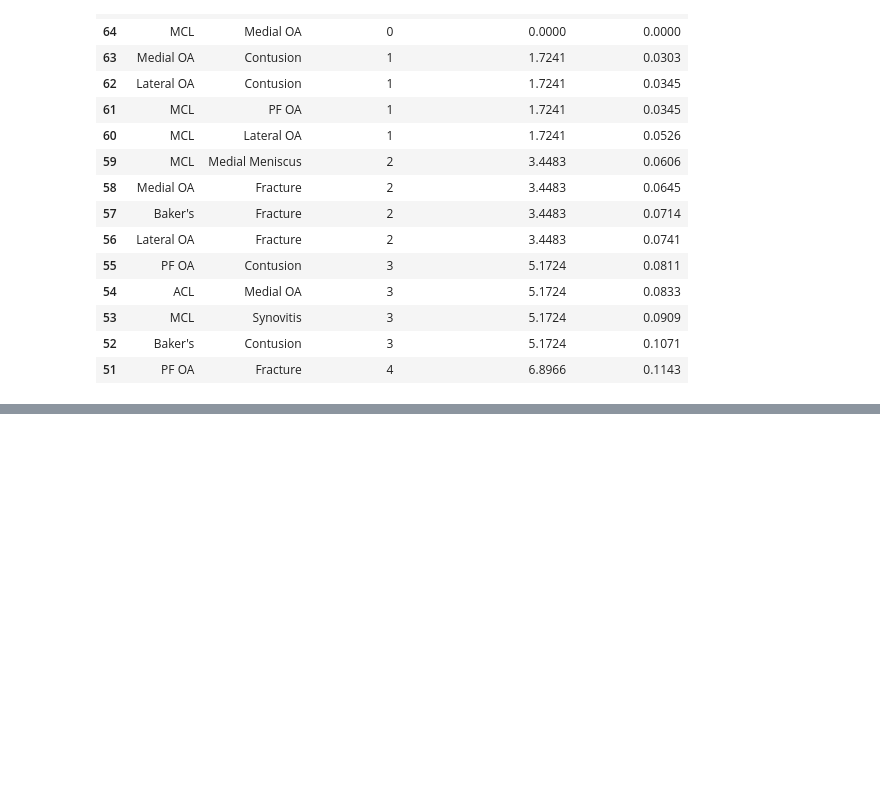
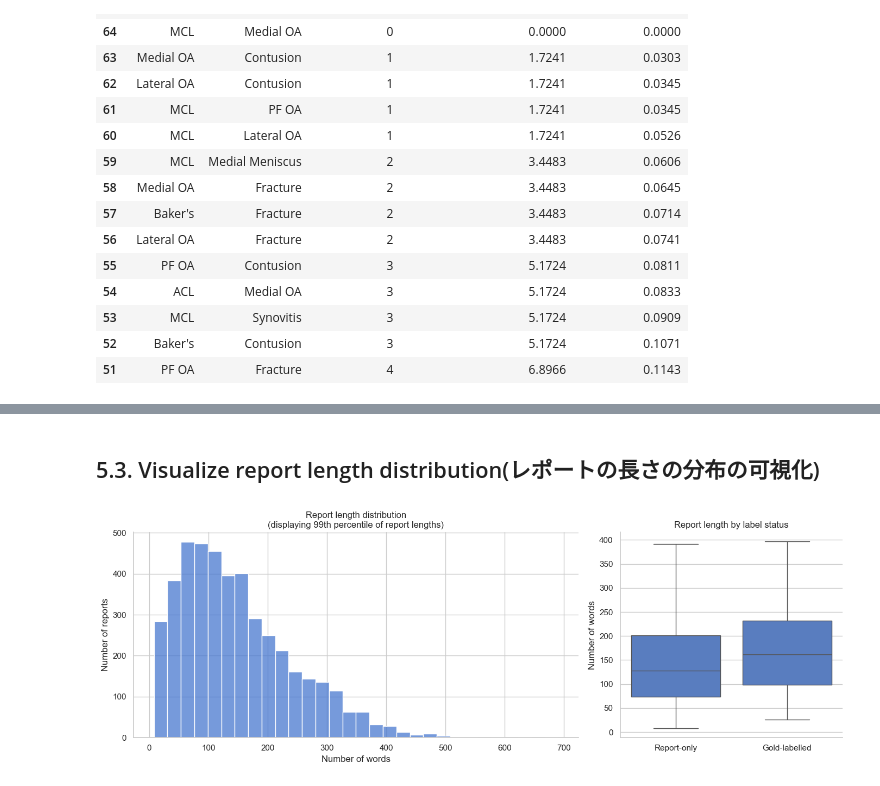
Before and after one commit to PandaDev0069/Kaggle, a Jupyter notebook: RSNA_Knee_EDA.ipynb, the cells around one changed output, grey strips where cells are left out. Cells and saved outputs as stored; diff of their text form; code cells hidden in the pictures; blank space fills up the shorter version.

```diff
--- a/RSNA_Knee_EDA.ipynb
+++ b/RSNA_Knee_EDA.ipynb
@@ -955,0 +1070,48 @@ report_data["normalized_duplicate"] = report_data["normalized_report"].duplicate
+# %% [markdown]
+## 5.3. Visualize report length distribution(レポートの長さの分布の可視化)
+# %%
+# ==================================
+# 5.3 Visualize report length distribution(レポートの長さの分布の可視化)
+# ==================================
+
+world_limits = report_data["report_characters"].quantile([0.01, 0.99]).values
+
+plot_reports = report_data.loc[report_data["report_words"] <= world_limits[1]].copy()
+
+fig, axes = plt.subplots(
+    1,
+    2,
+    figsize=(14, 5),
+    gridspec_kw={"width_ratios": [2, 1]},
+)
+
+sns.histplot(
+    data=plot_reports,
+    x="report_words",
+    bins=30,
+    ax=axes[0],
+)
+
+axes[0].set_title(
+    "Report length distribution\n" "(displaying 99th percentile of report lengths)"
+)
+axes[0].set_xlabel("Number of words")
+axes[0].set_ylabel("Number of reports")
+
+sns.boxplot(
+    data=report_data,
+    x="label_status",
+    y="report_words",
+    showfliers=False,
+    ax=axes[1],
+)
+
+axes[1].set_title("Report length by label status")
+axes[1].set_xlabel("")
+axes[1].set_ylabel("Number of words")
+
+sns.despine()
+plt.tight_layout()
+plt.show()
+# %% [output]
+[figure, added]
```
Also changed, not shown: parts of 30 cells of this notebook, 1 other file.
